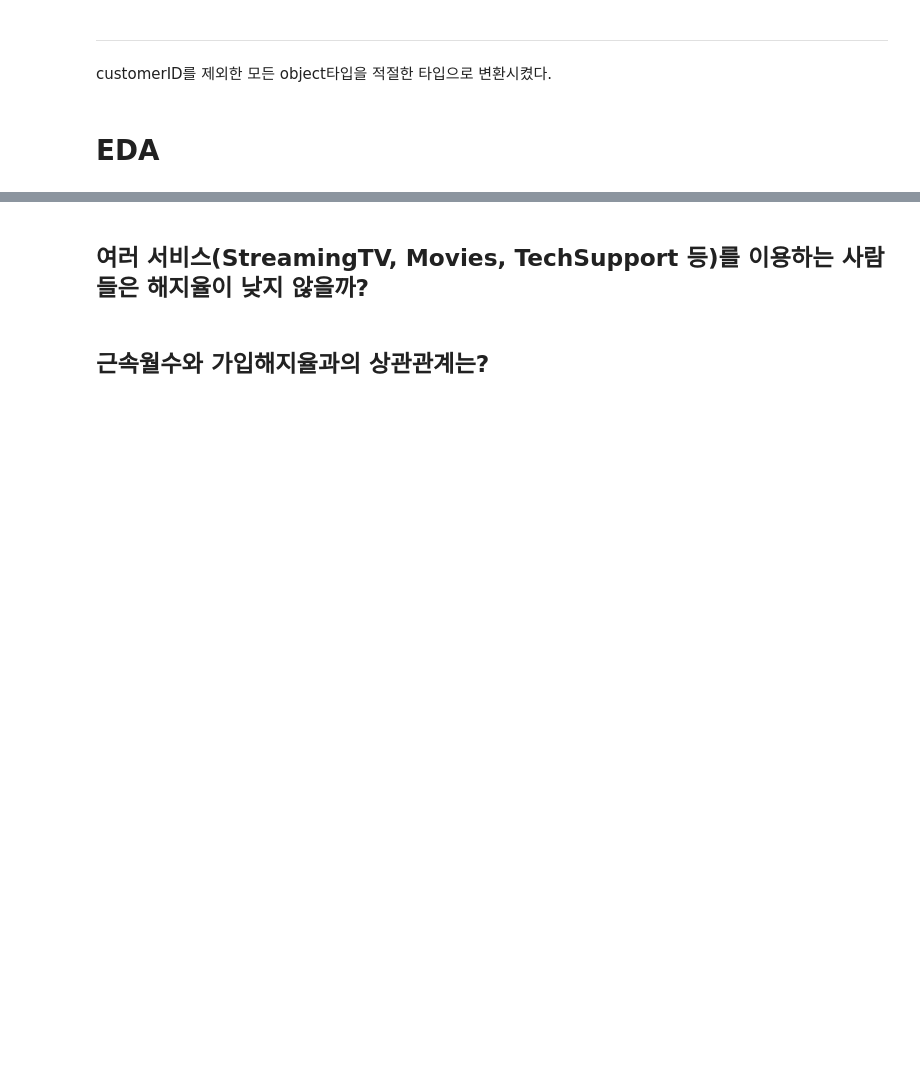
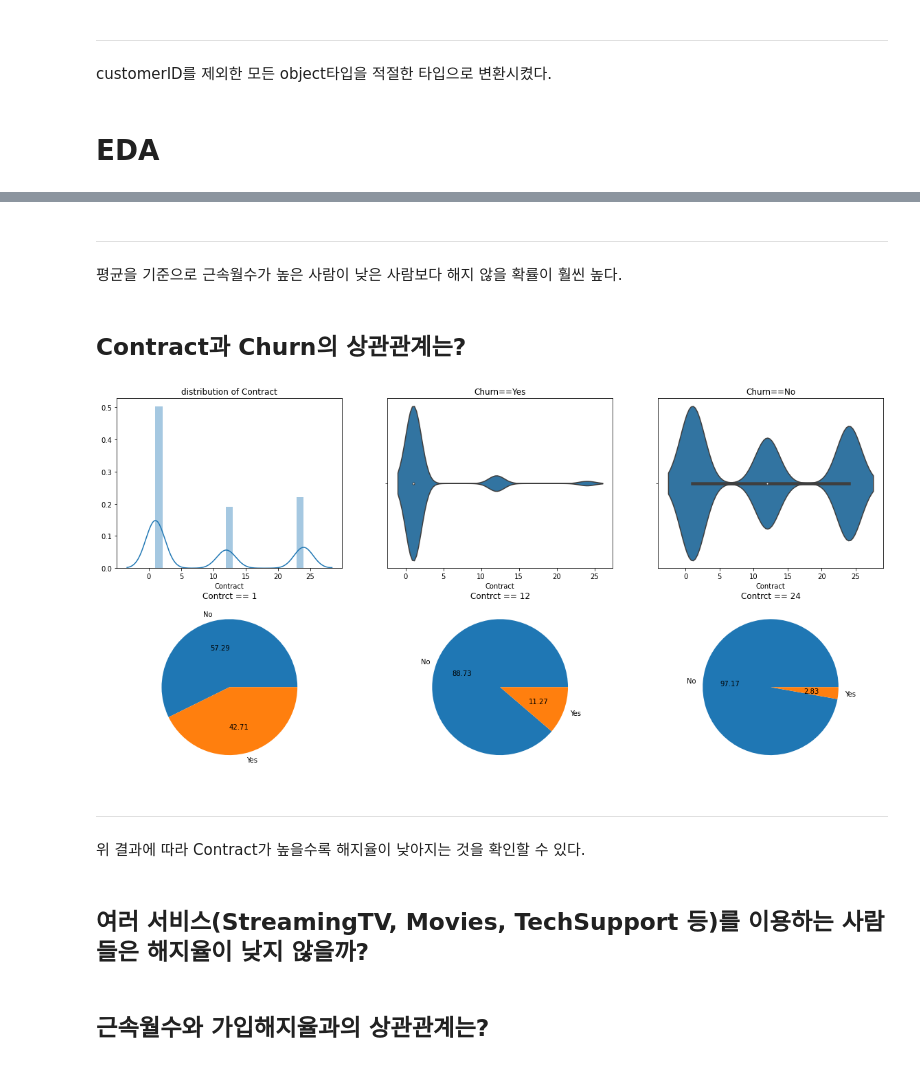
Before and after one commit to PingPingE/Kaggle-Telco_customer_churn, a Jupyter notebook: telco-customer-churn.ipynb, the cells around one changed output, grey strips where cells are left out. Saved outputs shown, nothing was run; the diff lists cells and outputs as text; code cells hidden in the pictures; blank space fills up the shorter version.

```diff
--- a/telco-customer-churn.ipynb
+++ b/telco-customer-churn.ipynb
@@ -368,3 +425,33 @@ customerID를 제외한 모든 object타입을 적절한 타입으로 변환시
+# %% [markdown]
+---------------------------
+평균을 기준으로 근속월수가 높은 사람이 낮은 사람보다 해지 않을 확률이 훨씬 높다.
+# %% [markdown]
+## Contract과 Churn의 상관관계는?
+# %%
+plt.figure(figsize=(20,10))
+plt.subplot(2,3,1)
+plt.title("distribution of Contract")
+sns.distplot(main_df.Contract)
+
+plt.subplot(2,3,2)
+plt.title("Churn==Yes")
+sns.violinplot(main_df.loc[main_df.Churn=='Yes'].Contract)
+
+plt.subplot(2,3,3)
+plt.title("Churn==No")
+sns.violinplot(main_df.loc[main_df.Churn=='No'].Contract)
+
+for e,month in enumerate([1,12,24],4):
+    plt.subplot(2,3,e)
+    plt.title(f"Contract == {month}")
+    plt.pie(main_df.loc[main_df.Contract==month].Churn.value_counts(), autopct="%.2f", labels = main_df.loc[main_df.Contract==month].Churn.value_counts().keys())
+
+plt.show()
+# %% [output]
+[figure, added]
+# %% [markdown]
+--------------
+위 결과에 따라 Contract가 높을수록 해지율이 낮아지는 것을 확인할 수 있다.
 # %% [markdown]
 ## 여러 서비스(StreamingTV, Movies, TechSupport 등)를 이용하는 사람들은 해지율이 낮지 않을까?
 # %% [markdown]
```
Also changed, not shown: parts of 8 cells of this notebook.
